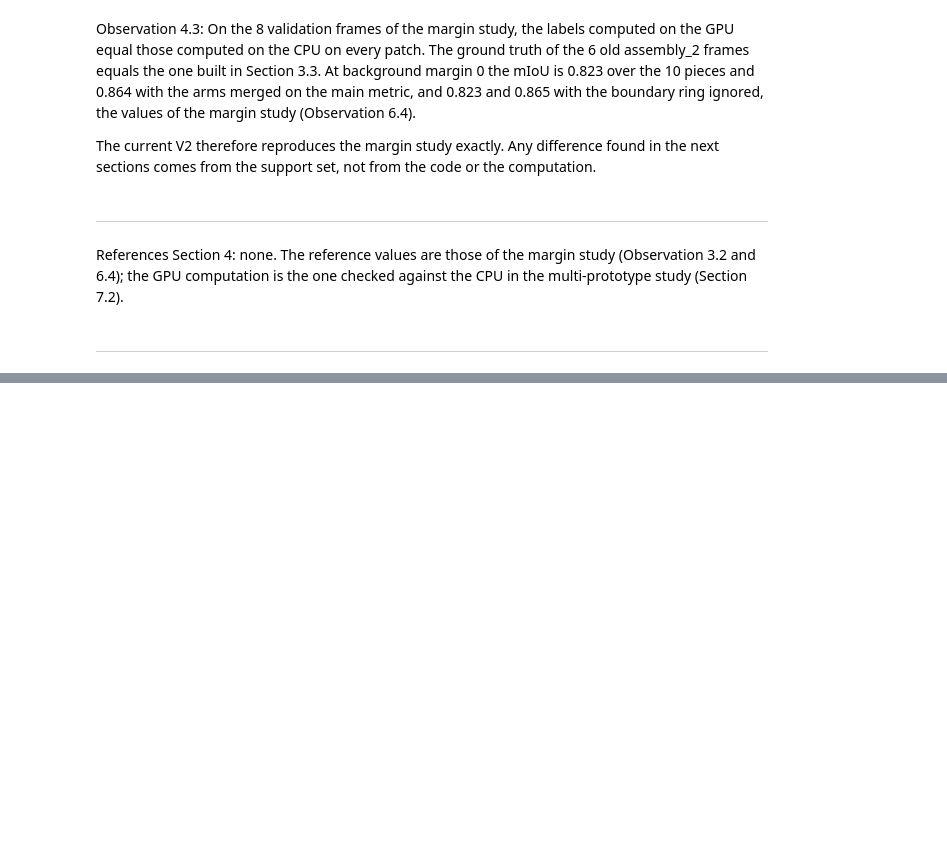
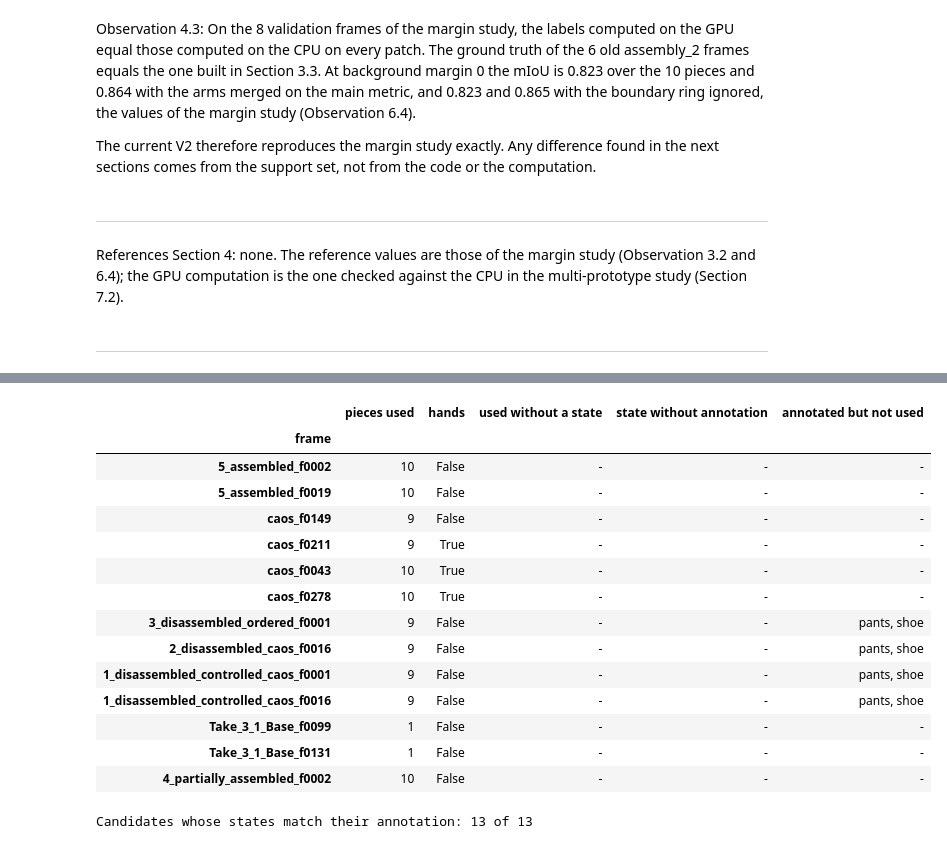
Before and after one commit to xrushofblood/vad_project, a Jupyter notebook: notebooks/phase_1_support_set_v2_study.ipynb, the cells around one changed output, grey strips where cells are left out. Drawn from its saved outputs; the diff is of its cells as text; code cells hidden in the pictures; blank space fills up the shorter version.

Commit message:
Support-set study on V2: Section 5, states and candidates

```diff
--- a/notebooks/phase_1_support_set_v2_study.ipynb
+++ b/notebooks/phase_1_support_set_v2_study.ipynb
@@ -775,0 +784,58 @@ References Section 4: none. The reference values are those of the margin study (
+# %%
+# 5.1 State of every piece in every candidate (annotated attribute), checked against the annotation files
+M, L = "mounted", "loose"
+_LOOSE_NO_BASE = {piece: {L} for piece in PIECE_LABELS - {"base"}}      # disassembled frames: base split, not used
+STATES = {
+    "5_assembled_f0002":  {piece: {M} for piece in PIECE_LABELS},
+    "5_assembled_f0019":  {piece: {M} for piece in PIECE_LABELS},
+    "caos_f0278":         {piece: {M} for piece in PIECE_LABELS},
+    "caos_f0149":         {"hat": {M}, "eyes": {M}, "mouth": {M}, "ear": {M, L},          # pieces on the lying body
+                           "body": {L}, "base": {L}, "nose": {L}, "moustache": {L}, "arm_1": {L}},
+    "caos_f0211":         {"ear": {M}, "nose": {M}, "moustache": {M},                    # nose and moustache touching the body
+                           "body": {L}, "base": {L}, "hat": {L}, "eyes": {L}, "arm_1": {L}, "arm_2": {L}},
+    "caos_f0043":         {"body": {M}, "base": {M}, "eyes": {M}, "ear": {M, L},
+                           "hat": {L}, "nose": {L}, "moustache": {L}, "mouth": {L}, "arm_1": {L}, "arm_2": {L}},
+    "4_partially_assembled_f0002": {"body": {M}, "base": {M}, "eyes": {M}, "ear": {M, L}, "arm_1": {M},
+                                    "mouth": {L}, "nose": {L}, "moustache": {L}, "hat": {L}, "arm_2": {L}},
+    "3_disassembled_ordered_f0001":         _LOOSE_NO_BASE,
+    "2_disassembled_caos_f0016":            _LOOSE_NO_BASE,
+    "1_disassembled_controlled_caos_f0001": _LOOSE_NO_BASE,
+    "1_disassembled_controlled_caos_f0016": _LOOSE_NO_BASE,
+    "Take_3_1_Base_f0099": {"base": {L}},
+    "Take_3_1_Base_f0131": {"base": {L}},
+}
+assert set(STATES) == {item["frame"] for item in CANDIDATES}
+
+rows = []
+for item in CANDIDATES:
+    annotated = check_annotation(item["image_path"], item["json_path"])
+    used = annotated & item["use_labels"]
+    item["annotated"], item["hands"] = annotated, HAND_LABEL in used
+    with_state = set(STATES[item["frame"]])
+    rows.append({"frame": item["frame"],
+                 "pieces used": len(used & PIECE_LABELS),
+                 "hands": item["hands"],
+                 "used without a state": ", ".join(sorted((used & PIECE_LABELS) - with_state)) or "-",
+                 "state without annotation": ", ".join(sorted(with_state - used)) or "-",
+                 "annotated but not used": ", ".join(sorted(annotated - item["use_labels"])) or "-"})
+state_check = pd.DataFrame(rows).set_index("frame")
+display(state_check)
+consistent = (state_check["used without a state"] == "-") & (state_check["state without annotation"] == "-")
+print(f"Candidates whose states match their annotation: {consistent.sum()} of {len(state_check)}")
+# %% [output]
+|  | pieces used | hands | used without a state | state without annotation | annotated but not used |
+| frame |  |  |  |  |  |
+| 5_assembled_f0002 | 10 | False | - | - | - |
+| 5_assembled_f0019 | 10 | False | - | - | - |
+| caos_f0149 | 9 | False | - | - | - |
+| caos_f0211 | 9 | True | - | - | - |
+| caos_f0043 | 10 | True | - | - | - |
+| caos_f0278 | 10 | True | - | - | - |
+| 3_disassembled_ordered_f0001 | 9 | False | - | - | pants, shoe |
+| 2_disassembled_caos_f0016 | 9 | False | - | - | pants, shoe |
+| 1_disassembled_controlled_caos_f0001 | 9 | False | - | - | pants, shoe |
+| 1_disassembled_controlled_caos_f0016 | 9 | False | - | - | pants, shoe |
+| Take_3_1_Base_f0099 | 1 | False | - | - | - |
+| Take_3_1_Base_f0131 | 1 | False | - | - | - |
+| 4_partially_assembled_f0002 | 10 | False | - | - | - |
+Candidates whose states match their annotation: 13 of 13
```
Also changed, not shown: parts of 7 cells of this notebook.
